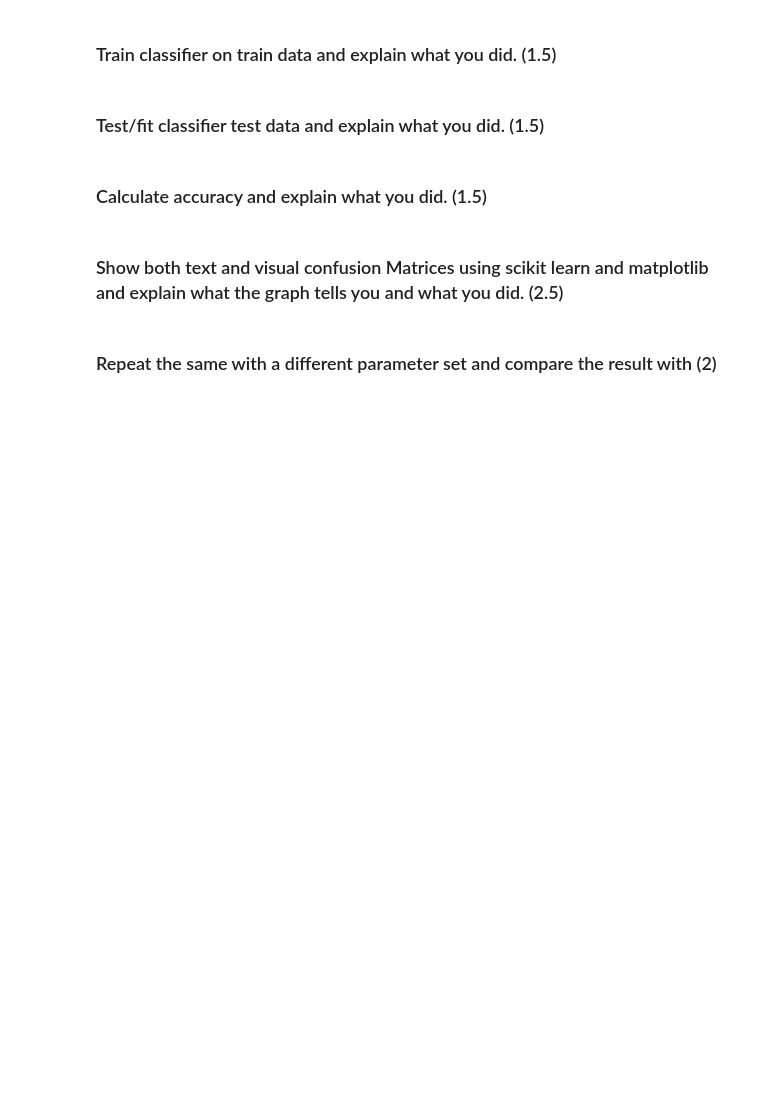
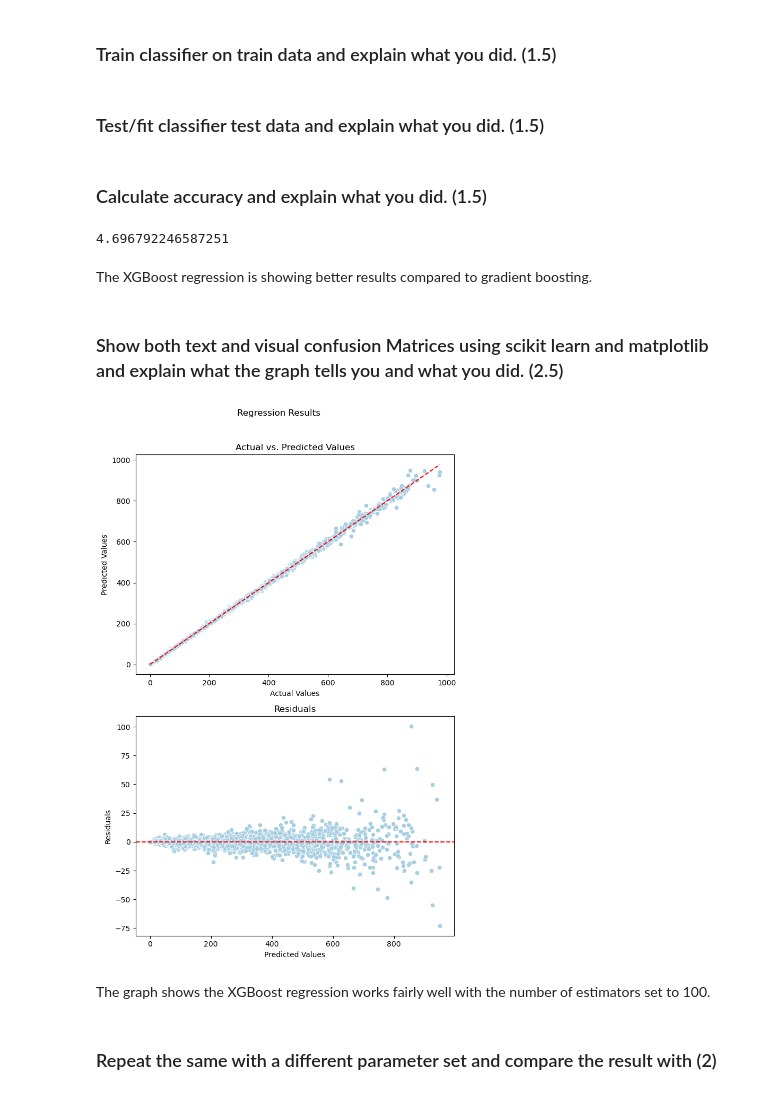
Before and after one commit to nwu1017/ANLY605-ML_AppDeployment, a Jupyter notebook: assignment1/Assignment02_nw388.ipynb, the cells around one changed output. Saved outputs shown, nothing was run; the diff lists cells and outputs as text; code cells hidden in the pictures; blank space fills up the shorter version.

```diff
--- a/assignment1/Assignment02_nw388.ipynb
+++ b/assignment1/Assignment02_nw388.ipynb
@@ -634,12 +763,42 @@ The confusion matrix shows how the predicted labels compared to actual ones. Wit
 # %% [markdown]
 ### Create the appropriate classifier and describe what the syntax represents and what parameters you choose (1.5)
+# %%
+#choose 100 estimators
+
+reg_xgb = xgb.XGBRegressor(n_estimators=100, random_state=0)
 # %% [markdown]
 ### Train classifier on train data and explain what you did. (1.5)
+# %%
+#fit the model
+
+reg_xgb_fit = reg_xgb.fit(BSHX_train, BSHy_train)
 # %% [markdown]
 ### Test/fit classifier test data and explain what you did. (1.5)
+# %%
+#predict
+BSHy_pred_xgb = reg_xgb_fit.predict(BSHX_test)
 # %% [markdown]
 ### Calculate accuracy and explain what you did. (1.5)
+# %%
+#calculate accuracy using RMSE because it's interpretable and differentiable and is good when larger erros are significantly more seious than smaller ones
+
+from sklearn.metrics import mean_squared_error
+print(mean_squared_error(BSHy_test, BSHy_pred_xgb, squared=False))
+# %% [output]
+4.696792246587251
+# %% [markdown]
+The XGBoost regression is showing better results compared to gradient boosting.
 # %% [markdown]
 ### Show both text and visual confusion Matrices using scikit learn and matplotlib and explain what the graph tells you and what you did. (2.5)
+# %%
+#reshape test to ensure it's 1 dimensional
+BSHy_test = BSHy_test.ravel()
+
+#plot the regression results
+plot_regression_results(y_true=BSHy_test, y_pred=BSHy_pred_xgb)
+# %% [output]
+[figure, added]
+# %% [markdown]
+The graph shows the XGBoost regression works fairly well with the number of estimators set to 100.
 # %% [markdown]
 ### Repeat the same with a different parameter set and compare the result with (2)
```
Also changed, not shown: parts of 30 cells of this notebook.
